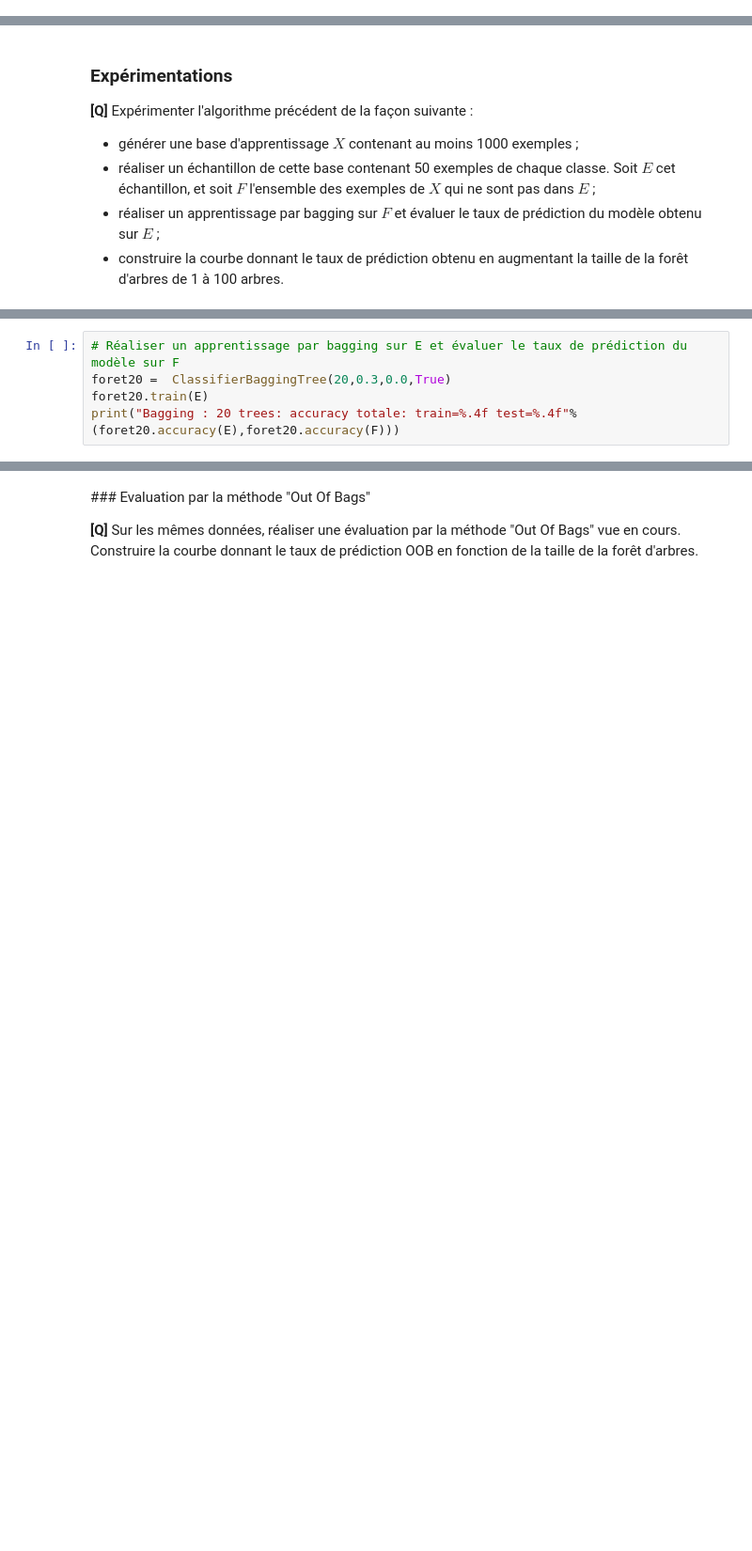
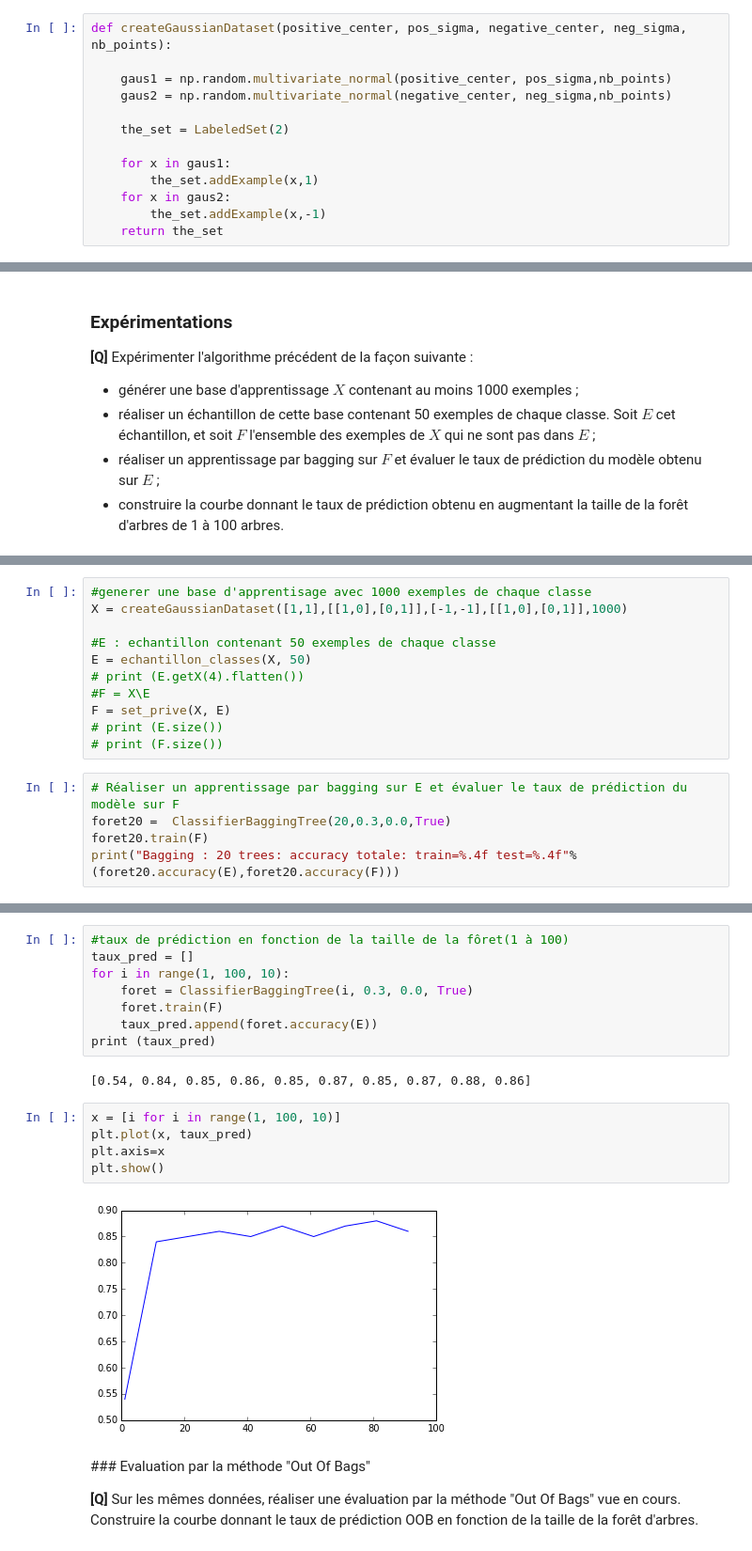
Before and after one commit to exRivalis/3i026, a Jupyter notebook: tp6.ipynb, the cells around one changed output, grey strips where cells are left out. Shown at 94% size. Cells and saved outputs as stored; diff of their text form; blank space fills up the shorter version.

```diff
--- a/tp6.ipynb
+++ b/tp6.ipynb
@@ -449,6 +449,19 @@ class ArbreDecision(Classifier):
     def plot(self):
         gtree = gv.Digraph(format='png')
         return self.racine.to_graph(gtree)
+# %%
+def createGaussianDataset(positive_center, pos_sigma, negative_center, neg_sigma, nb_points):
+
+    gaus1 = np.random.multivariate_normal(positive_center, pos_sigma,nb_points)
+    gaus2 = np.random.multivariate_normal(negative_center, neg_sigma,nb_points)
+
+    the_set = LabeledSet(2)
+
+    for x in gaus1:
+        the_set.addExample(x,1)
+    for x in gaus2:
+        the_set.addExample(x,-1)
+    return the_set
 # %% [markdown]
 Ainsi, vous devez donc pouvoir utiliser à partir d'ici la classe <code>ArbreDecision</code>.
 
@@ -604,6 +668,17 @@ TypeError: ClassifierBaggingTree() takes exactly 1 argument (4 given)
+# %%
+#generer une base d'apprentisage avec 1000 exemples de chaque classe
+X = createGaussianDataset([1,1],[[1,0],[0,1]],[-1,-1],[[1,0],[0,1]],1000)
+
+#E : echantillon contenant 50 exemples de chaque classe
+E = echantillon_classes(X, 50)
+# print (E.getX(4).flatten())
+#F = X\E
+F = set_prive(X, E)
+# print (E.size())
+# print (F.size())
 # %%
 # Réaliser un apprentissage par bagging sur E et évaluer le taux de prédiction du modèle sur F
 foret20 =  ClassifierBaggingTree(20,0.3,0.0,True)
-foret20.train(E)
+foret20.train(F)
 print("Bagging : 20 trees: accuracy totale: train=%.4f test=%.4f"%(foret20.accuracy(E),foret20.accuracy(F)))
 # %% [output]
@@ -615,3 +686,20 @@ Bagging : 20 trees: accuracy totale: train=0.9600 test=0.8884
+# %%
+#taux de prédiction en fonction de la taille de la fôret(1 à 100)
+taux_pred = []
+for i in range(1, 100, 10):
+    foret = ClassifierBaggingTree(i, 0.3, 0.0, True)
+    foret.train(F)
+    taux_pred.append(foret.accuracy(E))
+print (taux_pred)
+# %% [output]
+[0.54, 0.84, 0.85, 0.86, 0.85, 0.87, 0.85, 0.87, 0.88, 0.86]
+# %%
+x = [i for i in range(1, 100, 10)]
+plt.plot(x, taux_pred)
+plt.axis=x
+plt.show()
+# %% [output]
+[figure, added]
 # %% [markdown]
 ### Evaluation par la méthode "Out Of Bags"
 
```
Also changed, not shown: parts of 16 cells of this notebook, 3 other files.
